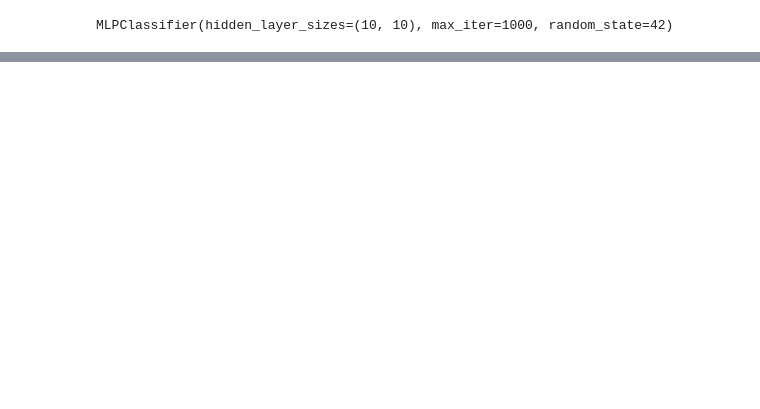
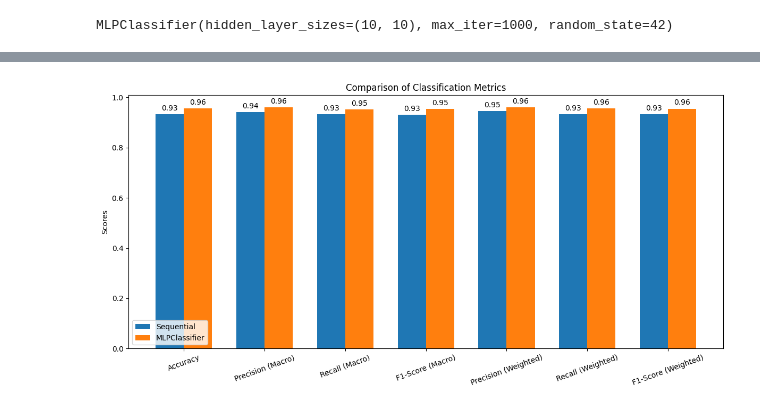
Before and after one commit to HiYasin/flower_species_classification, a Jupyter notebook: flower_species_classification.ipynb, the cells around one changed output, grey strips where cells are left out. Drawn from its saved outputs; the diff is of its cells as text; code cells hidden in the pictures; blank space fills up the shorter version.

```diff
--- a/flower_species_classification.ipynb
+++ b/flower_species_classification.ipynb
@@ -317,0 +401,73 @@ Accuracy of MLPClassifier: 0.9555555555555556
+# %%
+import matplotlib.pyplot as plt
+import numpy as np
+from sklearn.metrics import (
+    classification_report, accuracy_score,
+    precision_score, recall_score, f1_score
+)
+
+# Calculate metrics
+metrics = [
+    'Accuracy',
+    'Precision (Macro)', 'Recall (Macro)', 'F1-Score (Macro)',
+    'Precision (Weighted)', 'Recall (Weighted)', 'F1-Score (Weighted)'
+]
+
+# Sequential Model Scores
+seq_accuracy = accuracy_score(y_test, y_pred_n)
+seq_precision_macro = precision_score(y_test, y_pred_n, average='macro')
+seq_recall_macro = recall_score(y_test, y_pred_n, average='macro')
+seq_f1_macro = f1_score(y_test, y_pred_n, average='macro')
+
+seq_precision_weighted = precision_score(y_test, y_pred_n, average='weighted')
+seq_recall_weighted = recall_score(y_test, y_pred_n, average='weighted')
+seq_f1_weighted = f1_score(y_test, y_pred_n, average='weighted')
+
+sequential_scores = [
+    seq_accuracy,
+    seq_precision_macro, seq_recall_macro, seq_f1_macro,
+    seq_precision_weighted, seq_recall_weighted, seq_f1_weighted
+]
+
+# MLPClassifier Scores
+mlp_accuracy = accuracy_score(y_test, y_pred_mlp)
+mlp_precision_macro = precision_score(y_test, y_pred_mlp, average='macro')
+mlp_recall_macro = recall_score(y_test, y_pred_mlp, average='macro')
+mlp_f1_macro = f1_score(y_test, y_pred_mlp, average='macro')
+
+mlp_precision_weighted = precision_score(y_test, y_pred_mlp, average='weighted')
+mlp_recall_weighted = recall_score(y_test, y_pred_mlp, average='weighted')
+mlp_f1_weighted = f1_score(y_test, y_pred_mlp, average='weighted')
+
+mlp_scores = [
+    mlp_accuracy,
+    mlp_precision_macro, mlp_recall_macro, mlp_f1_macro,
+    mlp_precision_weighted, mlp_recall_weighted, mlp_f1_weighted
+]
+
+# Plotting
+x = np.arange(len(metrics))
+width = 0.35
+
+fig, ax = plt.subplots(figsize=(12, 6))
+bars1 = ax.bar(x - width/2, sequential_scores, width, label='Sequential')
+bars2 = ax.bar(x + width/2, mlp_scores, width, label='MLPClassifier')
+
+ax.set_ylabel('Scores')
+ax.set_title('Comparison of Classification Metrics')
+ax.set_xticks(x)
+ax.set_xticklabels(metrics, rotation=20)
+ax.legend()
+
+# Annotate bars
+for bars in [bars1, bars2]:
+    for bar in bars:
+        height = bar.get_height()
+        ax.annotate(f'{height:.2f}', xy=(bar.get_x() + bar.get_width() / 2, height),
+                    xytext=(0, 3), textcoords="offset points",
+                    ha='center', va='bottom')
+
+plt.tight_layout()
+plt.show()
+# %% [output]
+[figure, added]
```
Also changed, not shown: parts of 14 cells of this notebook.
